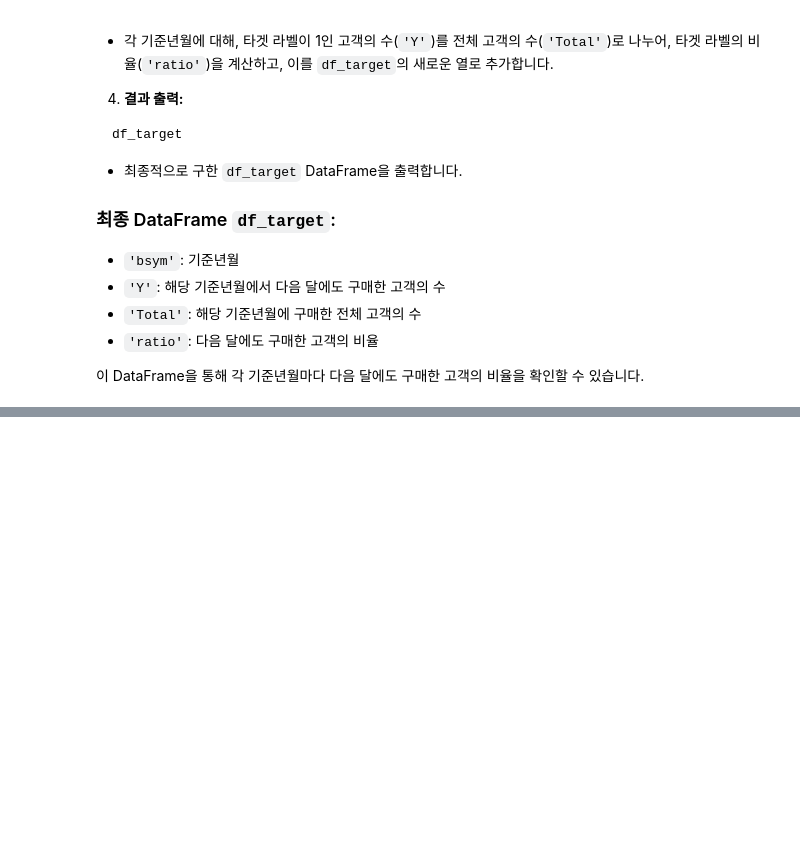
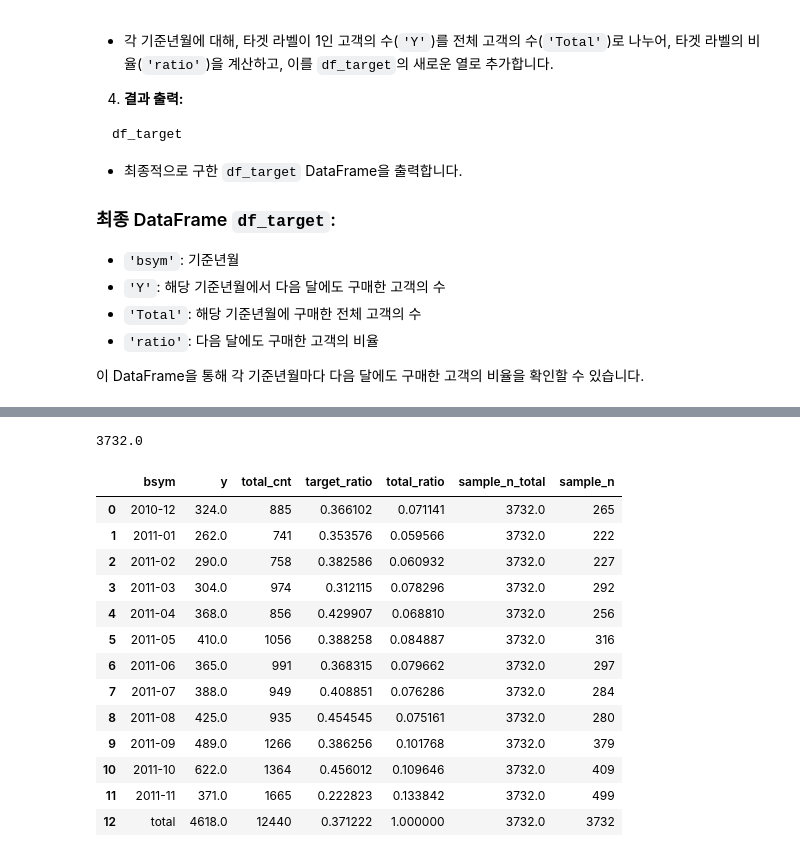
Before and after one commit to jx-dohwan/Study_ML_basics, a Jupyter notebook: Data_analysis_process/데이터_분석_프로세스_(step_by_step).ipynb, the cells around one changed output, grey strips where cells are left out. Cells and saved outputs as stored; diff of their text form; code cells hidden in the pictures; blank space fills up the shorter version.

```diff
--- a/Data_analysis_process/데이터_분석_프로세스_(step_by_step).ipynb
+++ b/Data_analysis_process/데이터_분석_프로세스_(step_by_step).ipynb
@@ -602,3 +602,7 @@ df_target
 - `'ratio'`: 다음 달에도 구매한 고객의 비율
 
 이 DataFrame을 통해 각 기준년월마다 다음 달에도 구매한 고객의 비율을 확인할 수 있습니다.
+# %%
+# 현재 가지고 있는 데이터는 2011-12월이 마지막이기 때문에 다음달(2012-01) Target Data를 생성할 수 없음(*분석대상에서 제외)
+df_target = df_target.iloc[0:12,:]
+df_target
@@ -604,0 +628,3 @@ df_target
+# %%
+# 12월 데이터 분석 대상 제외
+df_all = df_all[df_all['bsym'] != '2011-12']
@@ -604,0 +815,6 @@ df_target
+# %%
+# 층화추출을 위해 각 우러 별 차지하는 비중을 계산
+# target_ratio / total_ratio col 생성
+df_target['total_ratio'] = df_target['Total'] / df_target['Total'].sum()
+df_target.columns = ['bsym', 'y', 'total_cnt', 'target_ratio', 'total_ratio']
+df_target
@@ -604,0 +835,8 @@ df_target
+# %%
+# Total(sum)행 추가
+df_target = df_target.append({'bsym': 'total'
+          , 'y': df_target['y'].sum()
+          , 'total_cnt': df_target['total_cnt'].sum()
+          , 'target_ratio' : df_target['y'].sum() / df_target['total_cnt'].sum()
+          , 'total_ratio' : 1}, ignore_index=True)
+df_target
@@ -604,0 +858,27 @@ df_target
+# %%
+# 전체 Data set에서 30% 비례 층화 추출
+len(df_all) * 0.3
+# %% [output]
+3732.0
+# %%
+# 30% sampling을 한다고 가정했을 때, 각 월 별 비중과 동일하게 Random sampling 하는 것이 중요 (비례층화추출)
+# sample_n : 비례층화추출을 위한 울 별 추출 개수
+df_target['sample_n_total'] = len(df_all) * 0.3
+df_target['sample_n'] = df_target['sample_n_total'] * df_target['total_ratio']
+df_target['sample_n'] = df_target['sample_n'].astype(int)
+df_target
+# %% [output]
+|  | bsym | y | total_cnt | target_ratio | total_ratio | sample_n_total | sample_n |
+| 0 | 2010-12 | 324.0 | 885 | 0.366102 | 0.071141 | 3732.0 | 265 |
+| 1 | 2011-01 | 262.0 | 741 | 0.353576 | 0.059566 | 3732.0 | 222 |
+| 2 | 2011-02 | 290.0 | 758 | 0.382586 | 0.060932 | 3732.0 | 227 |
+| 3 | 2011-03 | 304.0 | 974 | 0.312115 | 0.078296 | 3732.0 | 292 |
+| 4 | 2011-04 | 368.0 | 856 | 0.429907 | 0.068810 | 3732.0 | 256 |
+| 5 | 2011-05 | 410.0 | 1056 | 0.388258 | 0.084887 | 3732.0 | 316 |
+| 6 | 2011-06 | 365.0 | 991 | 0.368315 | 0.079662 | 3732.0 | 297 |
+| 7 | 2011-07 | 388.0 | 949 | 0.408851 | 0.076286 | 3732.0 | 284 |
+| 8 | 2011-08 | 425.0 | 935 | 0.454545 | 0.075161 | 3732.0 | 280 |
+| 9 | 2011-09 | 489.0 | 1266 | 0.386256 | 0.101768 | 3732.0 | 379 |
+| 10 | 2011-10 | 622.0 | 1364 | 0.456012 | 0.109646 | 3732.0 | 409 |
+| 11 | 2011-11 | 371.0 | 1665 | 0.222823 | 0.133842 | 3732.0 | 499 |
+| 12 | total | 4618.0 | 12440 | 0.371222 | 1.000000 | 3732.0 | 3732 |
```
Also changed, not shown: parts of 28 cells of this notebook.
